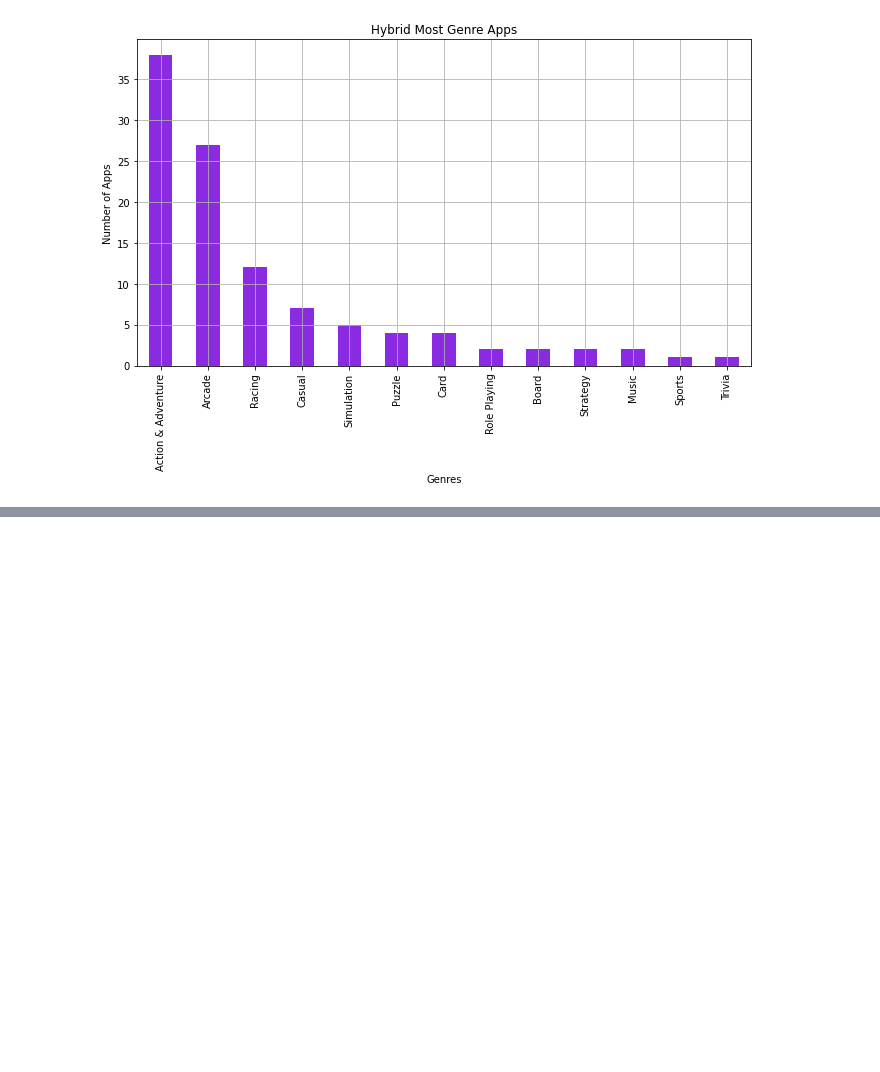
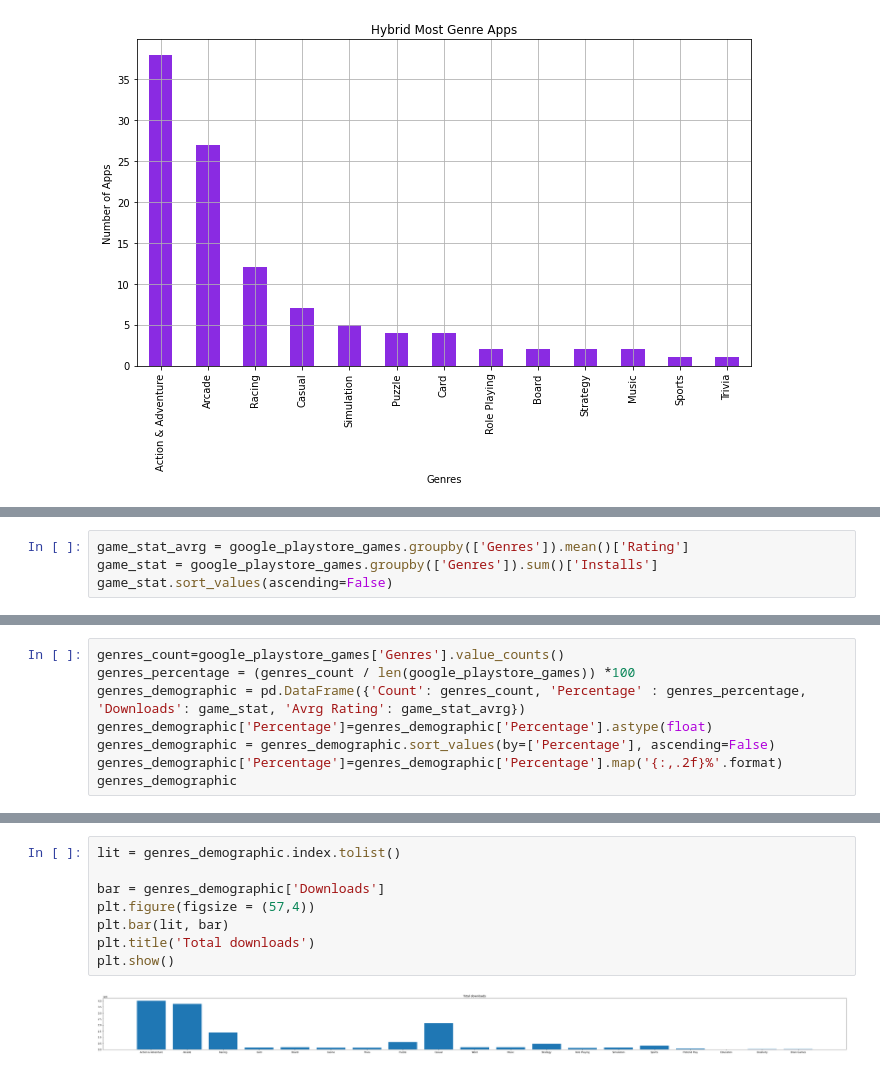
Before and after one commit to RaulMaya/iOS-vs-Android, a Jupyter notebook: Project_1_Jupyter_Notebook.ipynb, the cells around one changed output, grey strips where cells are left out. Drawn from its saved outputs; the diff is of its cells as text; blank space fills up the shorter version.

```diff
--- a/Project_1_Jupyter_Notebook.ipynb
+++ b/Project_1_Jupyter_Notebook.ipynb
@@ -1174,0 +1194,4 @@ plt.show()
+# %%
+game_stat_avrg = google_playstore_games.groupby(['Genres']).mean()['Rating']
+game_stat = google_playstore_games.groupby(['Genres']).sum()['Installs']
+game_stat.sort_values(ascending=False)
@@ -1174,0 +1216,8 @@ plt.show()
+# %%
+genres_count=google_playstore_games['Genres'].value_counts()
+genres_percentage = (genres_count / len(google_playstore_games)) *100
+genres_demographic = pd.DataFrame({'Count': genres_count, 'Percentage' : genres_percentage, 'Downloads': game_stat, 'Avrg Rating': game_stat_avrg})
+genres_demographic['Percentage']=genres_demographic['Percentage'].astype(float)
+genres_demographic = genres_demographic.sort_values(by=['Percentage'], ascending=False)
+genres_demographic['Percentage']=genres_demographic['Percentage'].map('{:,.2f}%'.format)
+genres_demographic
@@ -1174,0 +1242,10 @@ plt.show()
+# %%
+lit = genres_demographic.index.tolist()
+
+bar = genres_demographic['Downloads']
+plt.figure(figsize = (57,4))
+plt.bar(lit, bar)
+plt.title('Total downloads')
+plt.show()
+# %% [output]
+[figure, added]
```
Also changed, not shown: parts of 6 cells of this notebook.
